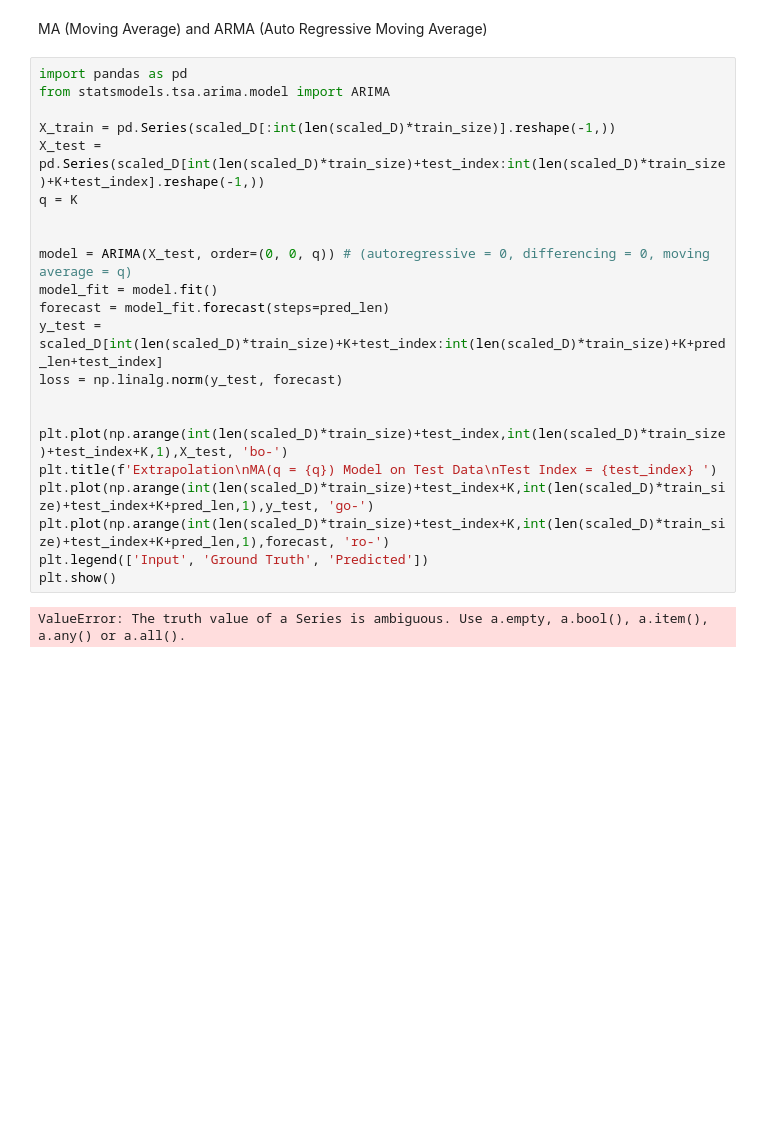
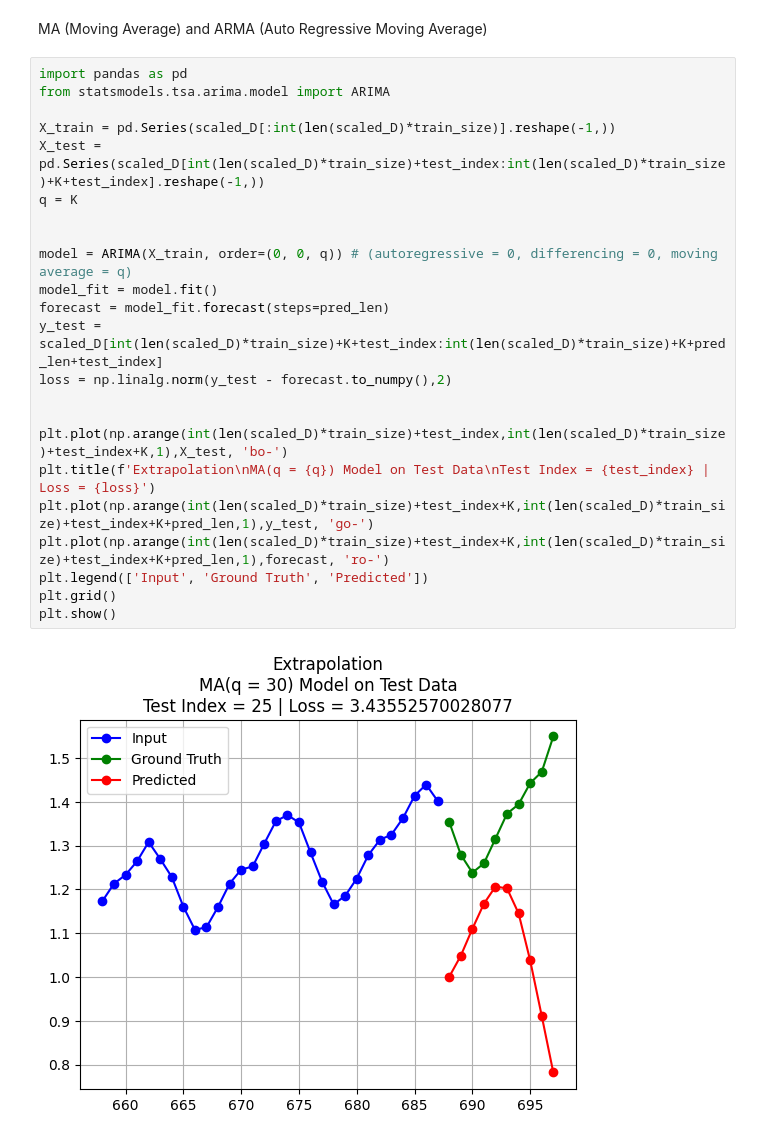
Before and after one commit to Robohrriday/ML_2024_TensionFlow_A3, a Jupyter notebook: Q3_Hrriday/Question3.ipynb, the cells around one changed output. Drawn from its saved outputs; the diff is of its cells as text; blank space fills up the shorter version.

```diff
--- a/Q3_Hrriday/Question3.ipynb
+++ b/Q3_Hrriday/Question3.ipynb
@@ -331,27 +336,28 @@ MA (Moving Average) and ARMA (Auto Regressive Moving Average)
 # %%
 import pandas as pd
 from statsmodels.tsa.arima.model import ARIMA
 
 X_train = pd.Series(scaled_D[:int(len(scaled_D)*train_size)].reshape(-1,))
 X_test = pd.Series(scaled_D[int(len(scaled_D)*train_size)+test_index:int(len(scaled_D)*train_size)+K+test_index].reshape(-1,))
 q = K
 
 
-model = ARIMA(X_test, order=(0, 0, q)) # (autoregressive = 0, differencing = 0, moving average = q)
+model = ARIMA(X_train, order=(0, 0, q)) # (autoregressive = 0, differencing = 0, moving average = q)
 model_fit = model.fit()
 forecast = model_fit.forecast(steps=pred_len)
 y_test = scaled_D[int(len(scaled_D)*train_size)+K+test_index:int(len(scaled_D)*train_size)+K+pred_len+test_index]
-loss = np.linalg.norm(y_test, forecast)
+loss = np.linalg.norm(y_test - forecast.to_numpy(),2)
 
 
 plt.plot(np.arange(int(len(scaled_D)*train_size)+test_index,int(len(scaled_D)*train_size)+test_index+K,1),X_test, 'bo-')
-plt.title(f'Extrapolation\nMA(q = {q}) Model on Test Data\nTest Index = {test_index} ')
+plt.title(f'Extrapolation\nMA(q = {q}) Model on Test Data\nTest Index = {test_index} | Loss = {loss}')
 plt.plot(np.arange(int(len(scaled_D)*train_size)+test_index+K,int(len(scaled_D)*train_size)+test_index+K+pred_len,1),y_test, 'go-')
 plt.plot(np.arange(int(len(scaled_D)*train_size)+test_index+K,int(len(scaled_D)*train_size)+test_index+K+pred_len,1),forecast, 'ro-')
 plt.legend(['Input', 'Ground Truth', 'Predicted'])
+plt.grid()
 plt.show()
 # %% [output]
-ValueError: The truth value of a Series is ambiguous. Use a.empty, a.bool(), a.item(), a.any() or a.all().
+[figure, added]
 # %%
 import pandas as pd
 from statsmodels.tsa.arima.model import ARIMA
```
Also changed, not shown: parts of 3 cells of this notebook.
